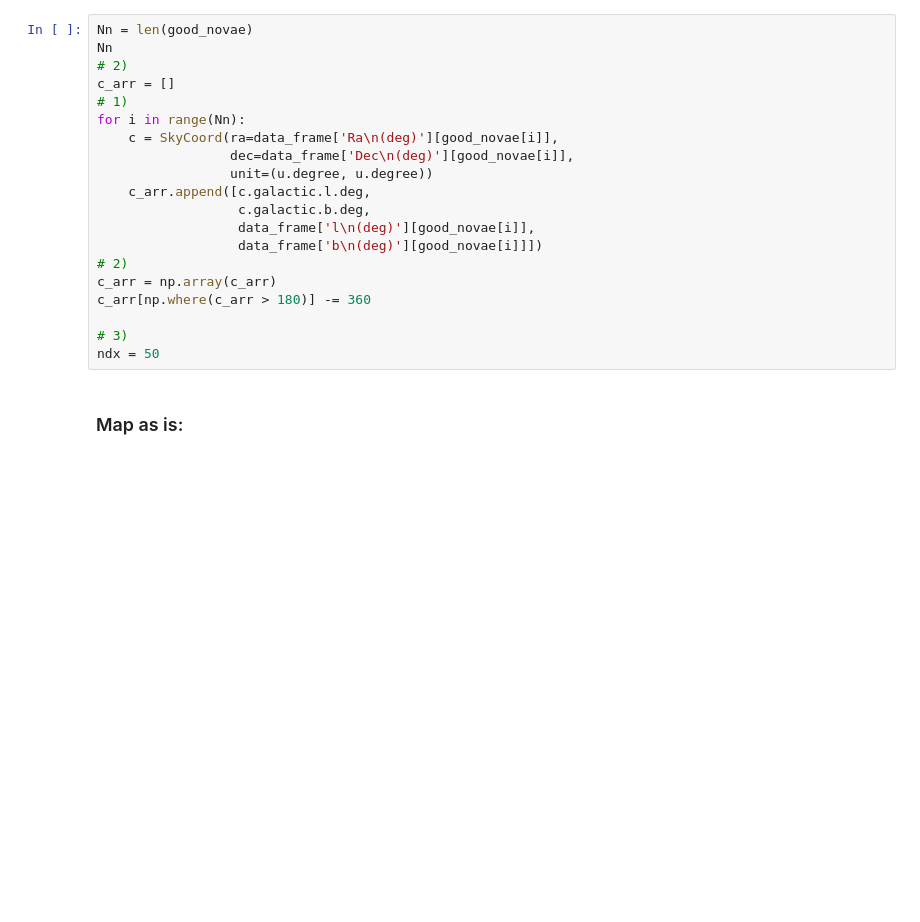
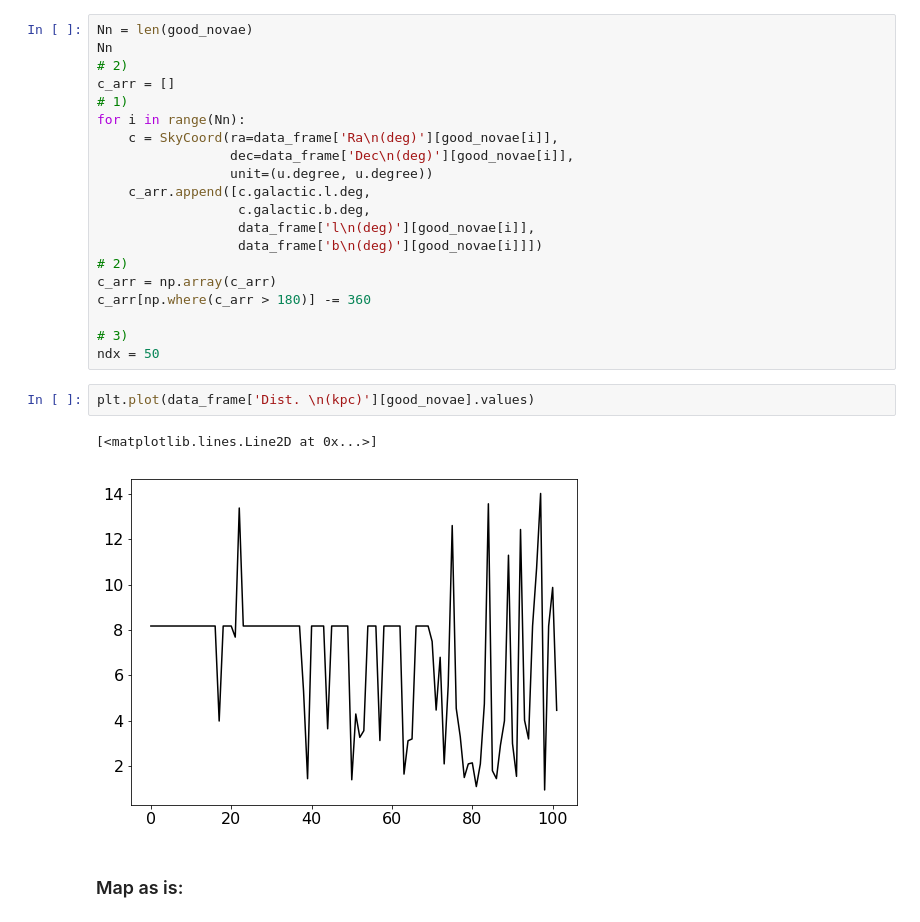
Before and after one commit to tsiegert/for-students, a Jupyter notebook: nova_analysis/nova_model_predictions.ipynb, the cells around one changed output. Saved outputs shown, nothing was run; the diff lists cells and outputs as text; blank space fills up the shorter version.

```diff
--- a/nova_analysis/nova_model_predictions.ipynb
+++ b/nova_analysis/nova_model_predictions.ipynb
@@ -538,6 +580,11 @@ c_arr[np.where(c_arr > 180)] -= 360
 
 # 3)
 ndx = 50
+# %%
+plt.plot(data_frame['Dist. \n(kpc)'][good_novae].values)
+# %% [output]
+[<matplotlib.lines.Line2D at 0x...>]
+[figure, added]
 # %% [markdown]
 <h3>Map as is:</h3>
 # %%
```
Also changed, not shown: parts of 45 cells of this notebook, 3 other files.
